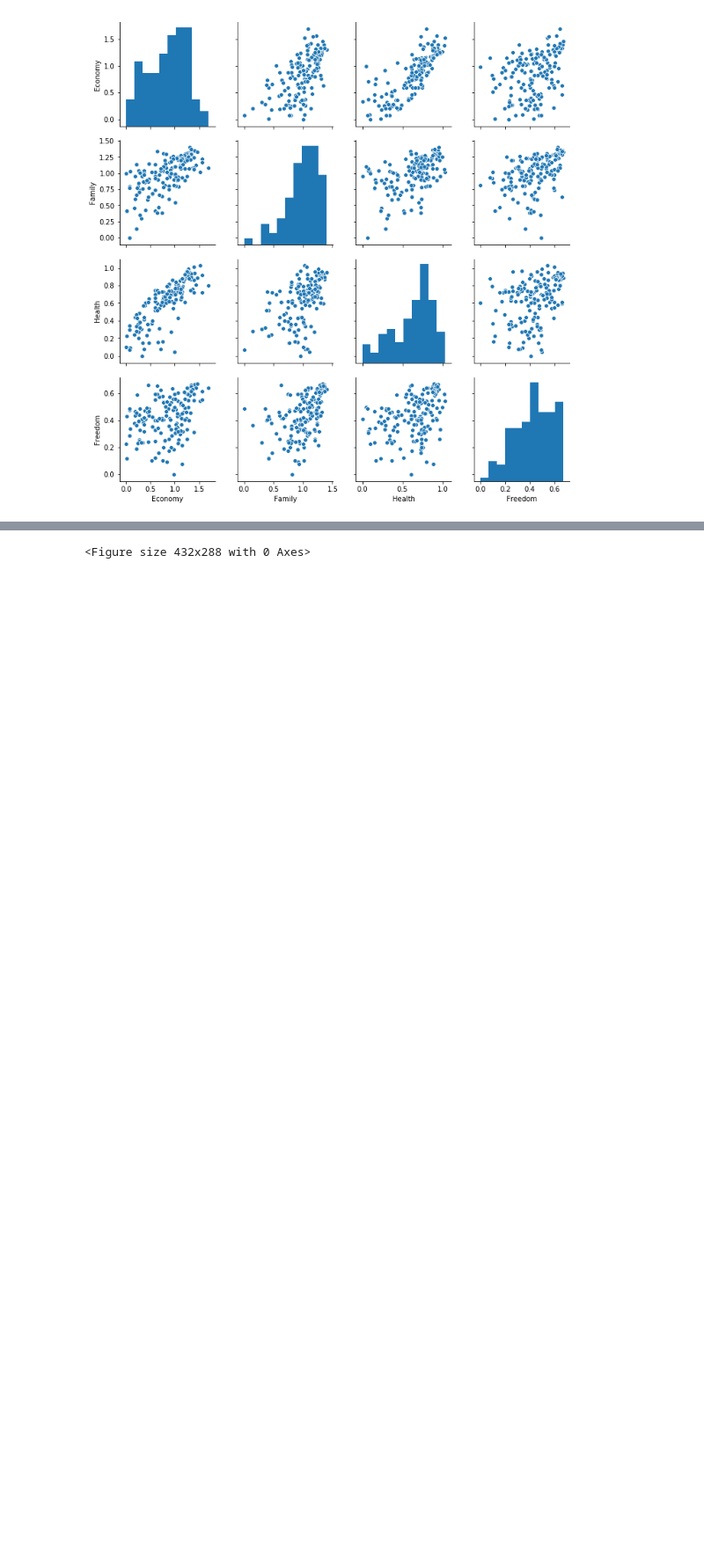
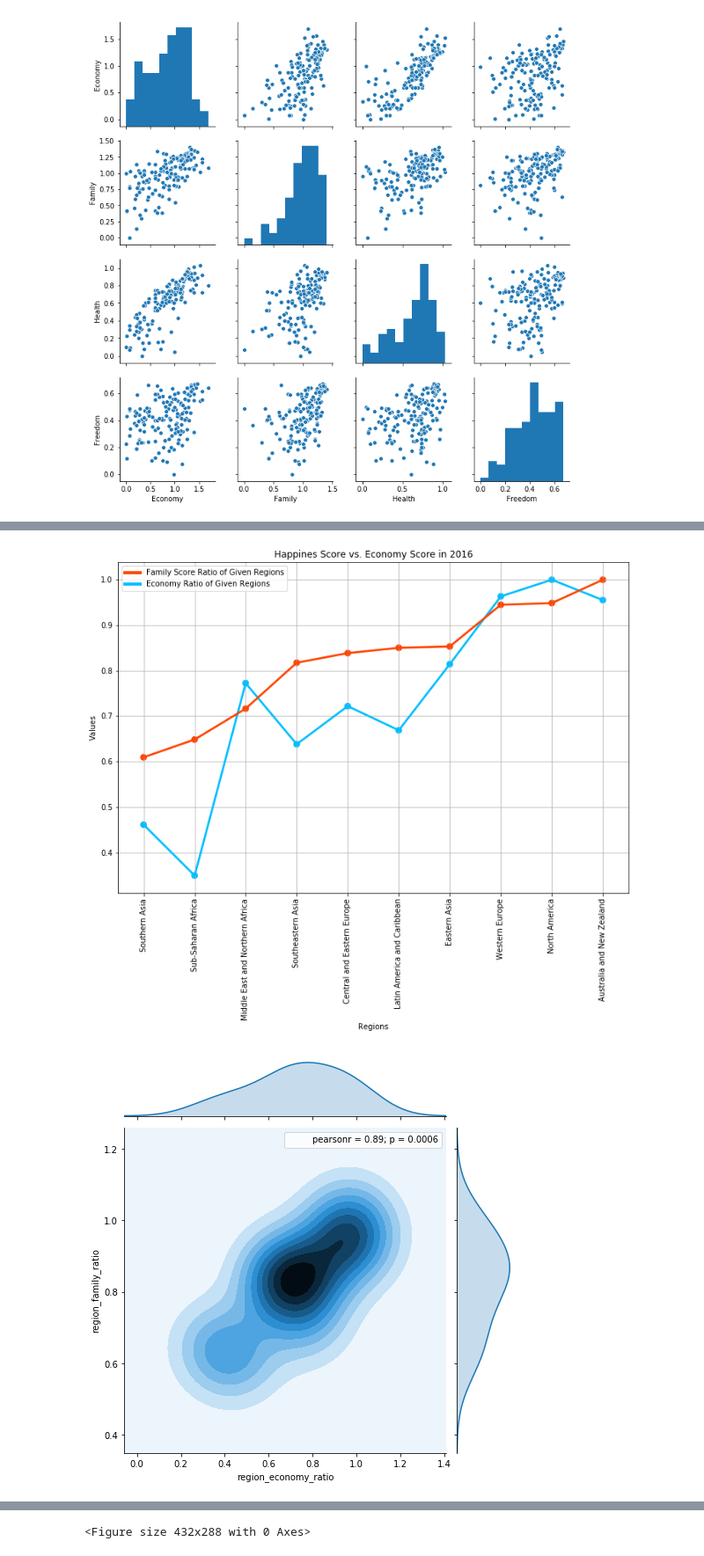
Before and after one commit to LingyiC/A-Cross-world-Happiness-Study-and-Website-Deploy, a Jupyter notebook: Analyzation/Basic_viusalization.ipynb, the cells around one changed output, grey strips where cells are left out. Shown at 88% size. Drawn from its saved outputs; the diff is of its cells as text; code cells hidden in the pictures; blank space fills up the shorter version.

```diff
--- a/Analyzation/Basic_viusalization.ipynb
+++ b/Analyzation/Basic_viusalization.ipynb
@@ -383,0 +662,5 @@ ratio_plot(data_2016)
+# %%
+economy_family_ratio_plot(data_2018)
+# %% [output]
+[figure, added]
+[figure, added]
```
Also changed, not shown: parts of 10 cells of this notebook.
